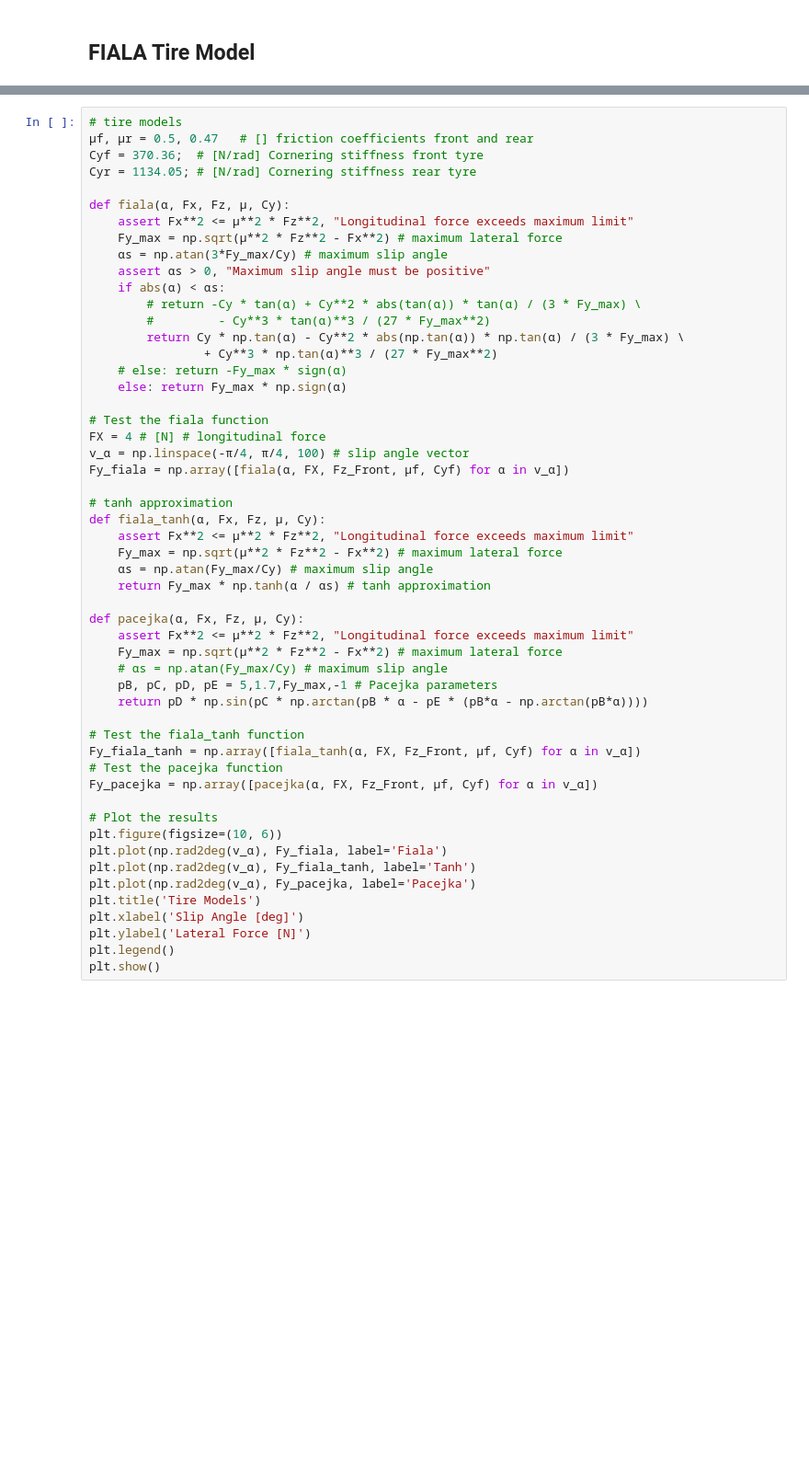
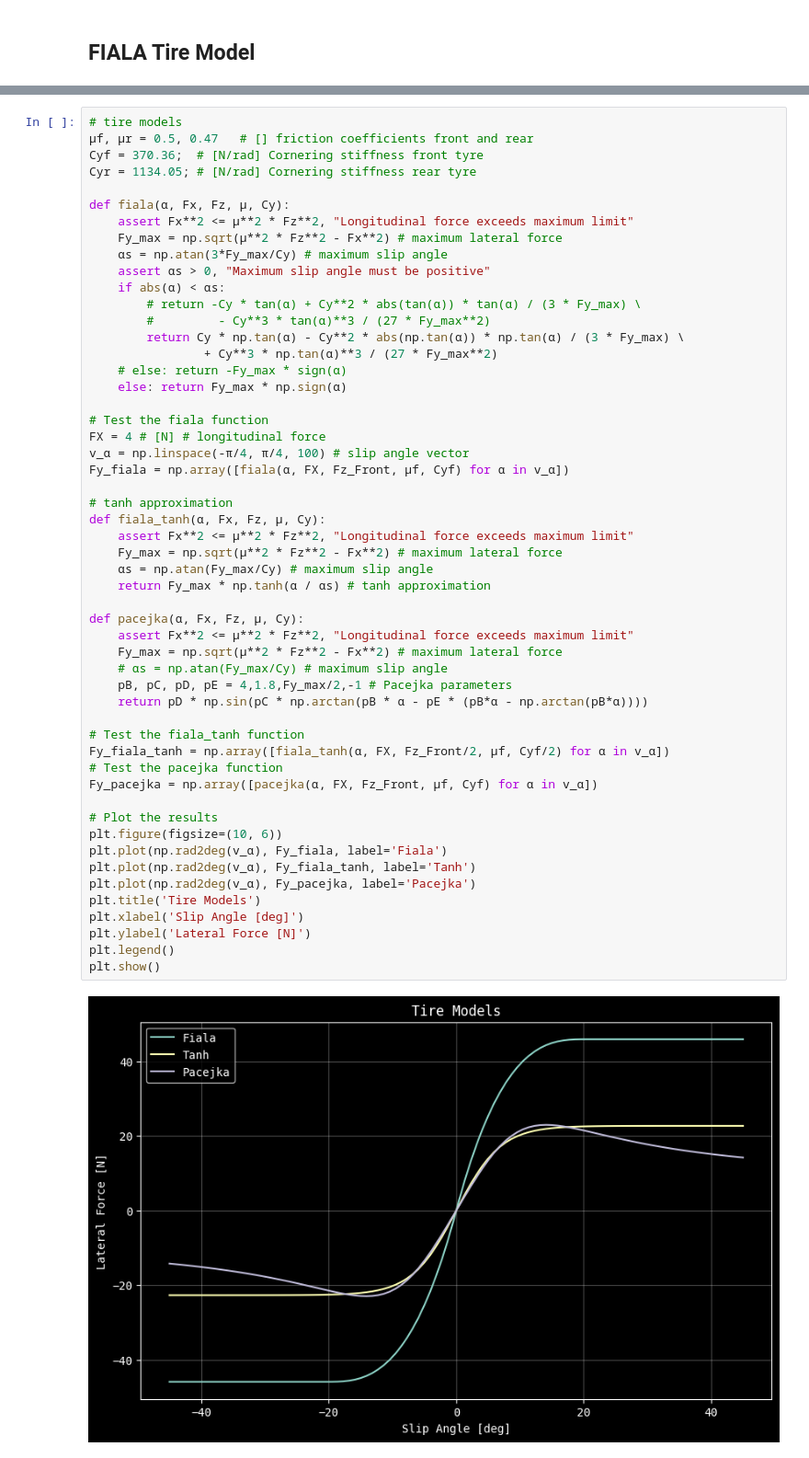
Before and after one commit to Marco-cortese/DriftMPC, a Jupyter notebook: tire_model.ipynb, the cells around one changed output, grey strips where cells are left out. Shown at 92% size. Cells and saved outputs as stored; diff of their text form; blank space fills up the shorter version.

Commit message:
when using DTM, also the stiffness should be half. Adjusted the Pacejka coefficients

```diff
--- a/tire_model.ipynb
+++ b/tire_model.ipynb
@@ -26,35 +28,37 @@ FX = 4 # [N] # longitudinal force
 v_α = np.linspace(-π/4, π/4, 100) # slip angle vector
 Fy_fiala = np.array([fiala(α, FX, Fz_Front, μf, Cyf) for α in v_α])
 
 # tanh approximation
 def fiala_tanh(α, Fx, Fz, μ, Cy):
     assert Fx**2 <= μ**2 * Fz**2, "Longitudinal force exceeds maximum limit"
     Fy_max = np.sqrt(μ**2 * Fz**2 - Fx**2) # maximum lateral force
     αs = np.atan(Fy_max/Cy) # maximum slip angle
     return Fy_max * np.tanh(α / αs) # tanh approximation
 
 def pacejka(α, Fx, Fz, μ, Cy):
     assert Fx**2 <= μ**2 * Fz**2, "Longitudinal force exceeds maximum limit"
     Fy_max = np.sqrt(μ**2 * Fz**2 - Fx**2) # maximum lateral force
     # αs = np.atan(Fy_max/Cy) # maximum slip angle
-    pB, pC, pD, pE = 5,1.7,Fy_max,-1 # Pacejka parameters
+    pB, pC, pD, pE = 4,1.8,Fy_max/2,-1 # Pacejka parameters
     return pD * np.sin(pC * np.arctan(pB * α - pE * (pB*α - np.arctan(pB*α))))
 
 # Test the fiala_tanh function
-Fy_fiala_tanh = np.array([fiala_tanh(α, FX, Fz_Front, μf, Cyf) for α in v_α])
+Fy_fiala_tanh = np.array([fiala_tanh(α, FX, Fz_Front/2, μf, Cyf/2) for α in v_α])
 # Test the pacejka function
 Fy_pacejka = np.array([pacejka(α, FX, Fz_Front, μf, Cyf) for α in v_α])
 
 # Plot the results
 plt.figure(figsize=(10, 6))
 plt.plot(np.rad2deg(v_α), Fy_fiala, label='Fiala')
 plt.plot(np.rad2deg(v_α), Fy_fiala_tanh, label='Tanh')
 plt.plot(np.rad2deg(v_α), Fy_pacejka, label='Pacejka')
 plt.title('Tire Models')
 plt.xlabel('Slip Angle [deg]')
 plt.ylabel('Lateral Force [N]')
 plt.legend()
 plt.show()
+# %% [output]
+[figure, added]
 # %%
 # show 3d plot of tire model, alpha on x-axis, Fx on y-axis, Fy on z-axis
 
```
Also changed, not shown: parts of 2 cells of this notebook, 1 other file.
